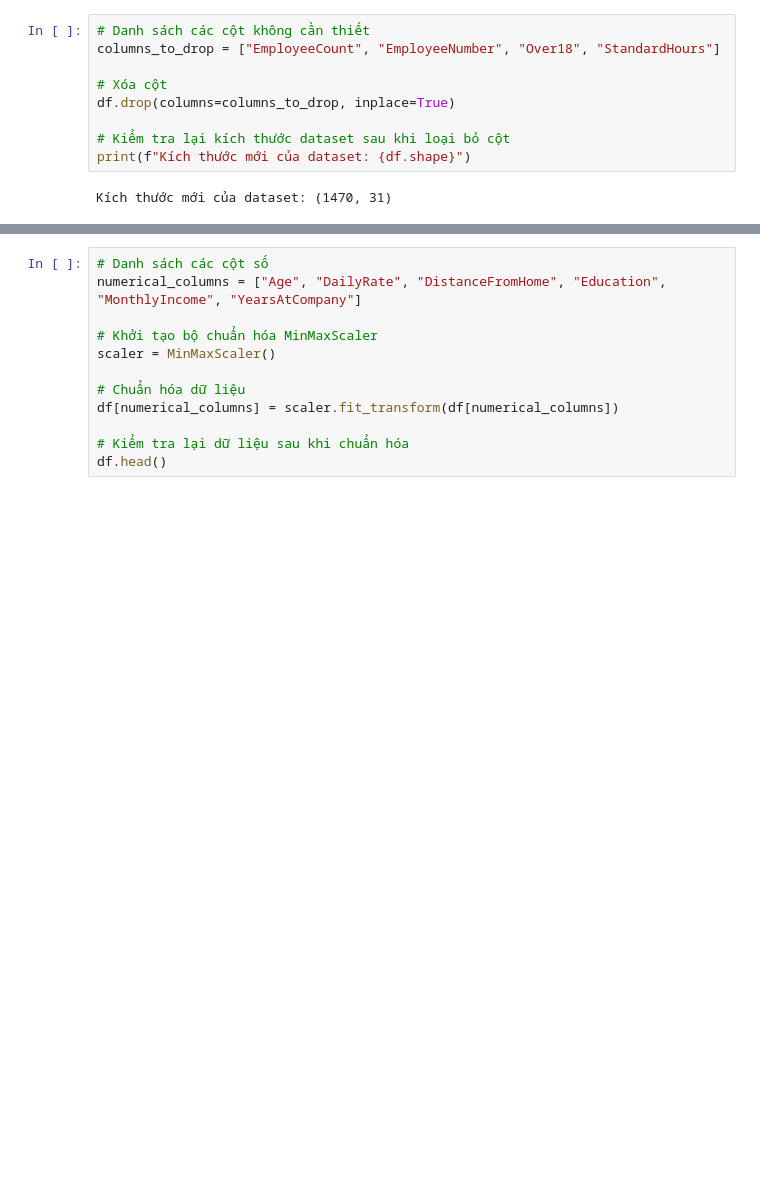
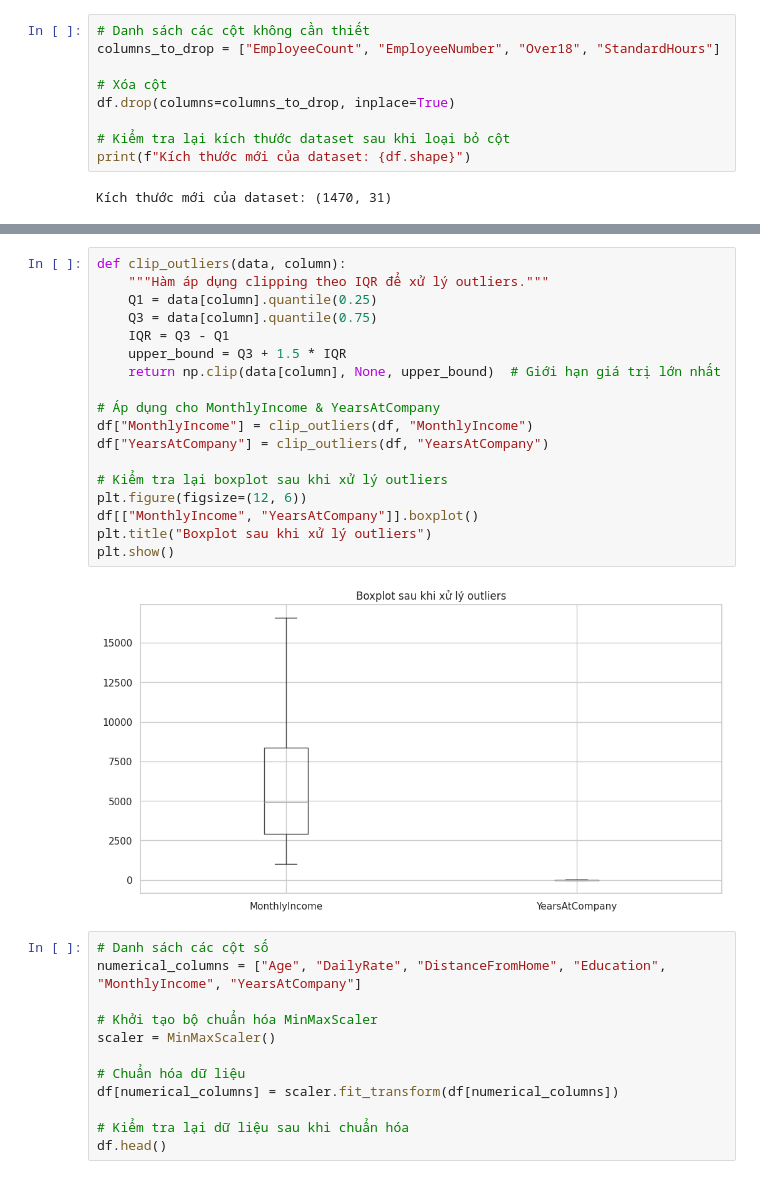
Before and after one commit to hei1sme/MAI391_FINAL_PROJECT, a Jupyter notebook: MAI391_SE194127_project.ipynb, the cells around one changed output, grey strips where cells are left out. Saved outputs shown, nothing was run; the diff lists cells and outputs as text; blank space fills up the shorter version.

```diff
--- a/MAI391_SE194127_project.ipynb
+++ b/MAI391_SE194127_project.ipynb
@@ -217,6 +272,26 @@ df.head()
 | 2 | 37 | 1 | 1373 | 2 | 2 | 4 | 92 | ... |
 | 3 | 33 | 0 | 1392 | 3 | 4 | 4 | 56 | ... |
 | 4 | 27 | 0 | 591 | 2 | 1 | 1 | 40 | ... |
+# %%
+def clip_outliers(data, column):
+    """Hàm áp dụng clipping theo IQR để xử lý outliers."""
+    Q1 = data[column].quantile(0.25)
+    Q3 = data[column].quantile(0.75)
+    IQR = Q3 - Q1
+    upper_bound = Q3 + 1.5 * IQR
+    return np.clip(data[column], None, upper_bound)  # Giới hạn giá trị lớn nhất
+
+# Áp dụng cho MonthlyIncome & YearsAtCompany
+df["MonthlyIncome"] = clip_outliers(df, "MonthlyIncome")
+df["YearsAtCompany"] = clip_outliers(df, "YearsAtCompany")
+
+# Kiểm tra lại boxplot sau khi xử lý outliers
+plt.figure(figsize=(12, 6))
+df[["MonthlyIncome", "YearsAtCompany"]].boxplot()
+plt.title("Boxplot sau khi xử lý outliers")
+plt.show()
+# %% [output]
+[figure, added]
 # %%
 # Danh sách các cột số
 numerical_columns = ["Age", "DailyRate", "DistanceFromHome", "Education", "MonthlyIncome", "YearsAtCompany"]
```
Also changed, not shown: parts of 11 cells of this notebook.
